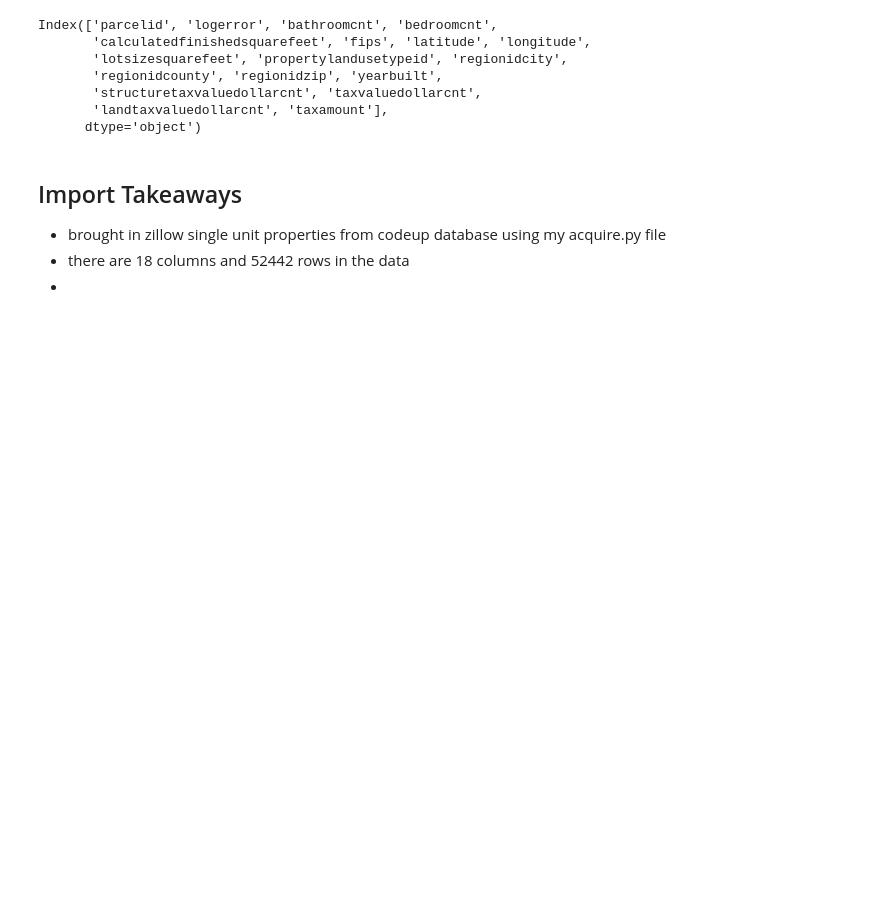
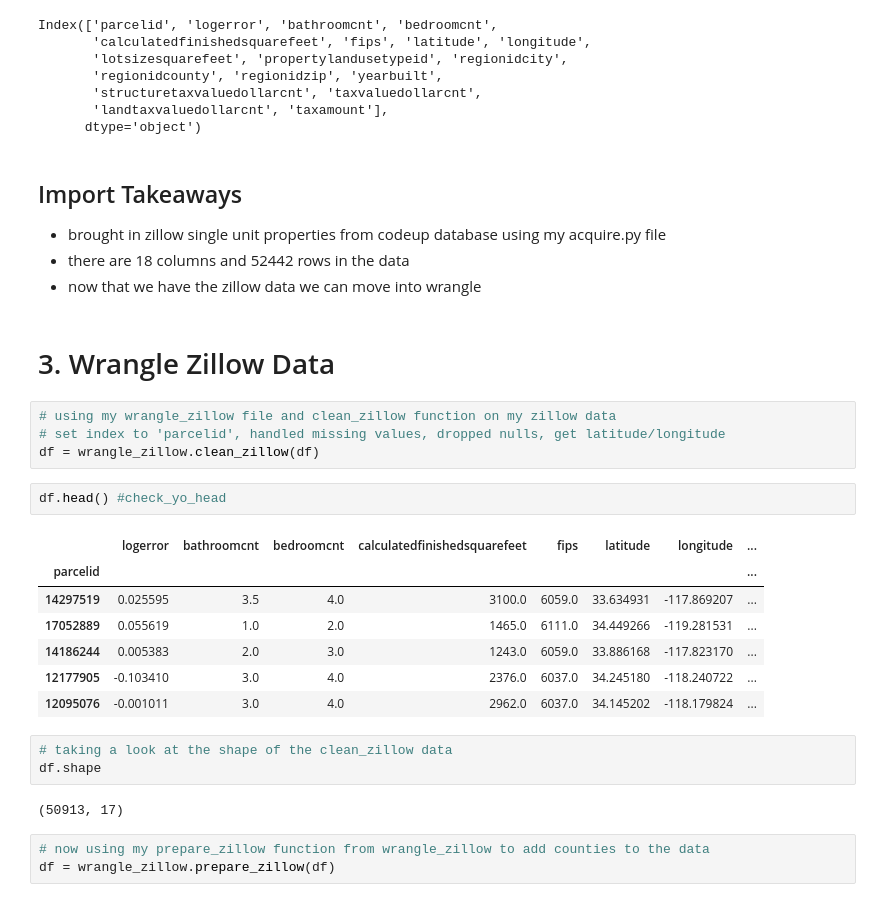
Before and after one commit to jamesallen0351/clustering-project, a Jupyter notebook: zillow_notebook.ipynb, the cells around one changed output. Saved outputs shown, nothing was run; the diff lists cells and outputs as text; blank space fills up the shorter version.

Commit message:
add wrangle to notebook

```diff
--- a/zillow_notebook.ipynb
+++ b/zillow_notebook.ipynb
@@ -81,4 +81,28 @@ Index(['parcelid', 'logerror', 'bathroomcnt', 'bedroomcnt',
 
 - brought in zillow single unit properties from codeup database using my acquire.py file
 - there are 18 columns and 52442 rows in the data
--
+- now that we have the zillow data we can move into wrangle
+# %% [markdown]
+# 3. Wrangle Zillow Data
+# %%
+# using my wrangle_zillow file and clean_zillow function on my zillow data
+# set index to 'parcelid', handled missing values, dropped nulls, get latitude/longitude
+df = wrangle_zillow.clean_zillow(df)
+# %%
+df.head() #check_yo_head
+# %% [output]
+|  | logerror | bathroomcnt | bedroomcnt | calculatedfinishedsquarefeet | fips | latitude | longitude | ... |
+| parcelid |  |  |  |  |  |  |  | ... |
+| 14297519 | 0.025595 | 3.5 | 4.0 | 3100.0 | 6059.0 | 33.634931 | -117.869207 | ... |
+| 17052889 | 0.055619 | 1.0 | 2.0 | 1465.0 | 6111.0 | 34.449266 | -119.281531 | ... |
+| 14186244 | 0.005383 | 2.0 | 3.0 | 1243.0 | 6059.0 | 33.886168 | -117.823170 | ... |
+| 12177905 | -0.103410 | 3.0 | 4.0 | 2376.0 | 6037.0 | 34.245180 | -118.240722 | ... |
+| 12095076 | -0.001011 | 3.0 | 4.0 | 2962.0 | 6037.0 | 34.145202 | -118.179824 | ... |
+# %%
+# taking a look at the shape of the clean_zillow data
+df.shape
+# %% [output]
+(50913, 17)
+# %%
+# now using my prepare_zillow function from wrangle_zillow to add counties to the data
+df = wrangle_zillow.prepare_zillow(df)
```
Also changed, not shown: parts of 11 cells of this notebook, 1 other file.
